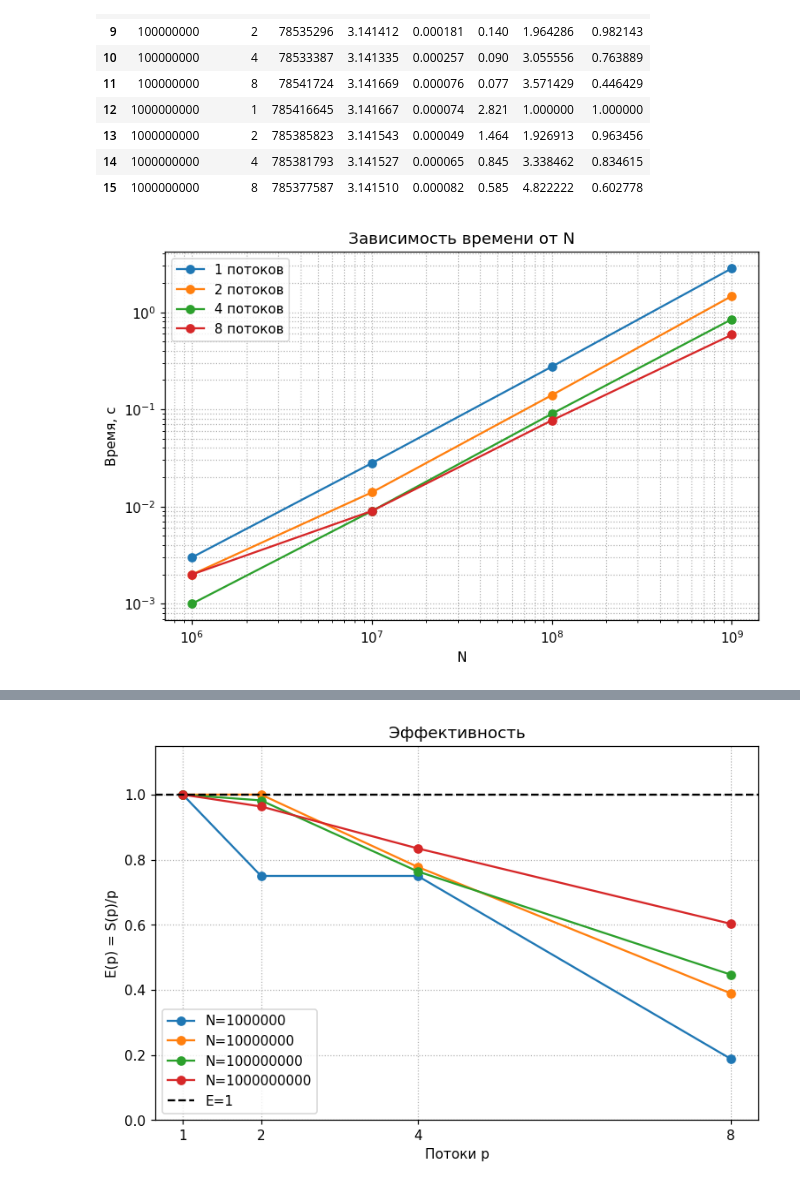
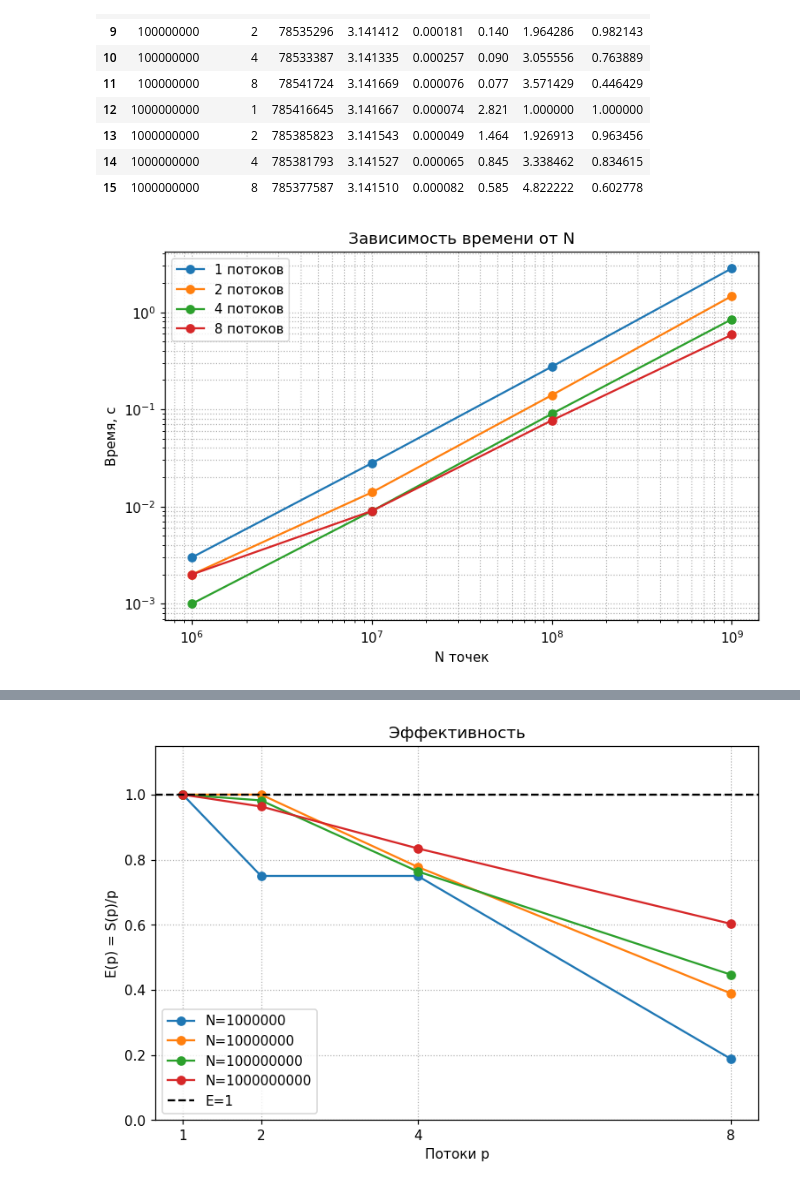
Before and after one commit to DmitriyHSE/Distributed-computing_Lab-2_OpenMP, a Jupyter notebook: task_1_monte_carlo/results.ipynb, the cells around one changed output, grey strips where cells are left out. Cells and saved outputs as stored; diff of their text form; code cells hidden in the pictures.

```diff
--- a/task_1_monte_carlo/results.ipynb
+++ b/task_1_monte_carlo/results.ipynb
@@ -62,17 +58,18 @@ df
 # %%
 fig, ax = plt.subplots()
 for p in threads_lst:
     sub = df[df["threads"] == p].sort_values("N")
     ax.plot(sub["N"], sub["time"], marker="o", label=f"{p} потоков")
-
-ax.set_xscale("log"); ax.set_yscale("log")
-ax.set_xlabel("N"); ax.set_ylabel("Время, с")
+ax.set_xscale("log")
+ax.set_yscale("log")
+ax.set_xlabel("N точек")
+ax.set_ylabel("Время, с")
 ax.set_title("Зависимость времени от N")
 ax.grid(True, which="both", ls=":")
 ax.legend()
 plt.show()
 # %% [output]
-[figure, old version]
+[figure, new version]
 # %%
 fig, ax = plt.subplots()
 for n in Ns:
```
Also changed, not shown: parts of 4 cells of this notebook, 1 other file.
